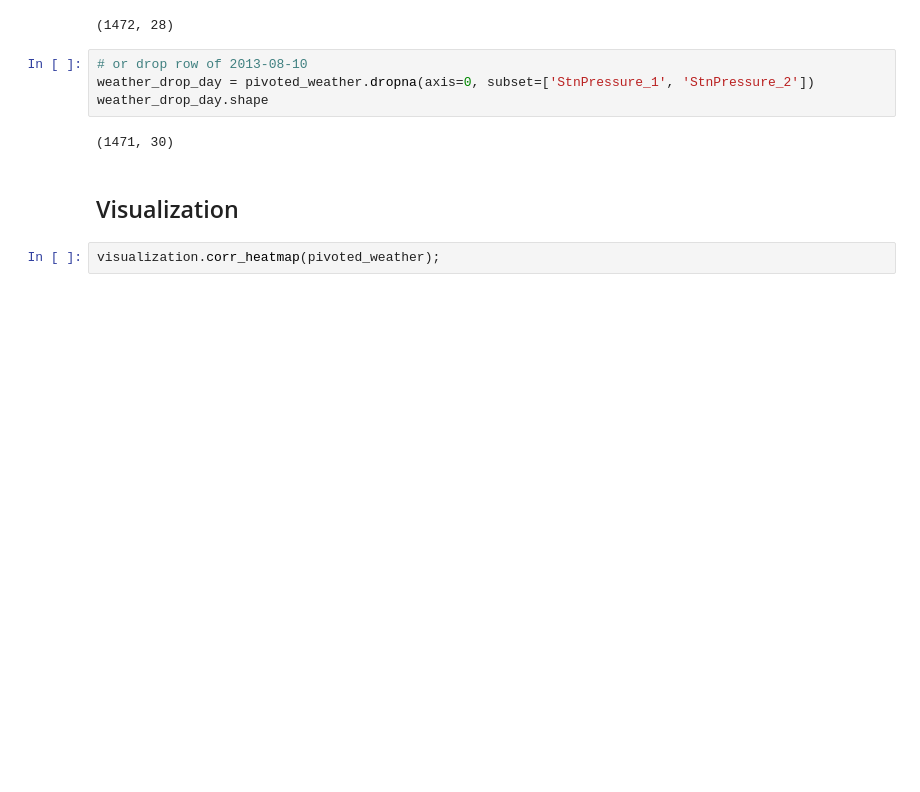
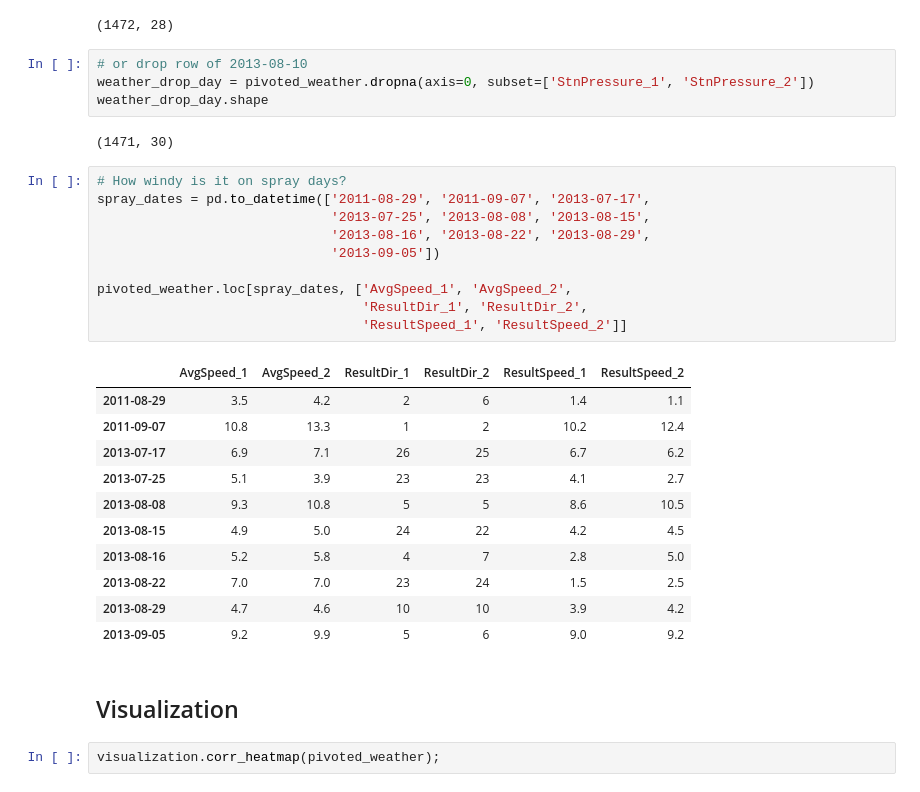
Before and after one commit to GA-DSI-DC-5-Team-1/West-Nile-Virus-Prediction, a Jupyter notebook: weather_all_features.ipynb, the cells around one changed output. Drawn from its saved outputs; the diff is of its cells as text; blank space fills up the shorter version.

```diff
--- a/weather_all_features.ipynb
+++ b/weather_all_features.ipynb
@@ -214,6 +239,28 @@ weather_drop_day = pivoted_weather.dropna(axis=0, subset=['StnPressure_1', 'StnP
 weather_drop_day.shape
 # %% [output]
 (1471, 30)
+# %%
+# How windy is it on spray days?
+spray_dates = pd.to_datetime(['2011-08-29', '2011-09-07', '2013-07-17',
+                              '2013-07-25', '2013-08-08', '2013-08-15',
+                              '2013-08-16', '2013-08-22', '2013-08-29',
+                              '2013-09-05'])
+
+pivoted_weather.loc[spray_dates, ['AvgSpeed_1', 'AvgSpeed_2',
+                                  'ResultDir_1', 'ResultDir_2',
+                                  'ResultSpeed_1', 'ResultSpeed_2']]
+# %% [output]
+|  | AvgSpeed_1 | AvgSpeed_2 | ResultDir_1 | ResultDir_2 | ResultSpeed_1 | ResultSpeed_2 |
+| 2011-08-29 | 3.5 | 4.2 | 2 | 6 | 1.4 | 1.1 |
+| 2011-09-07 | 10.8 | 13.3 | 1 | 2 | 10.2 | 12.4 |
+| 2013-07-17 | 6.9 | 7.1 | 26 | 25 | 6.7 | 6.2 |
+| 2013-07-25 | 5.1 | 3.9 | 23 | 23 | 4.1 | 2.7 |
+| 2013-08-08 | 9.3 | 10.8 | 5 | 5 | 8.6 | 10.5 |
+| 2013-08-15 | 4.9 | 5.0 | 24 | 22 | 4.2 | 4.5 |
+| 2013-08-16 | 5.2 | 5.8 | 4 | 7 | 2.8 | 5.0 |
+| 2013-08-22 | 7.0 | 7.0 | 23 | 24 | 1.5 | 2.5 |
+| 2013-08-29 | 4.7 | 4.6 | 10 | 10 | 3.9 | 4.2 |
+| 2013-09-05 | 9.2 | 9.9 | 5 | 6 | 9.0 | 9.2 |
 # %% [markdown]
 ## Visualization
 # %%
```
Also changed, not shown: parts of 4 cells of this notebook, 42 other files.
